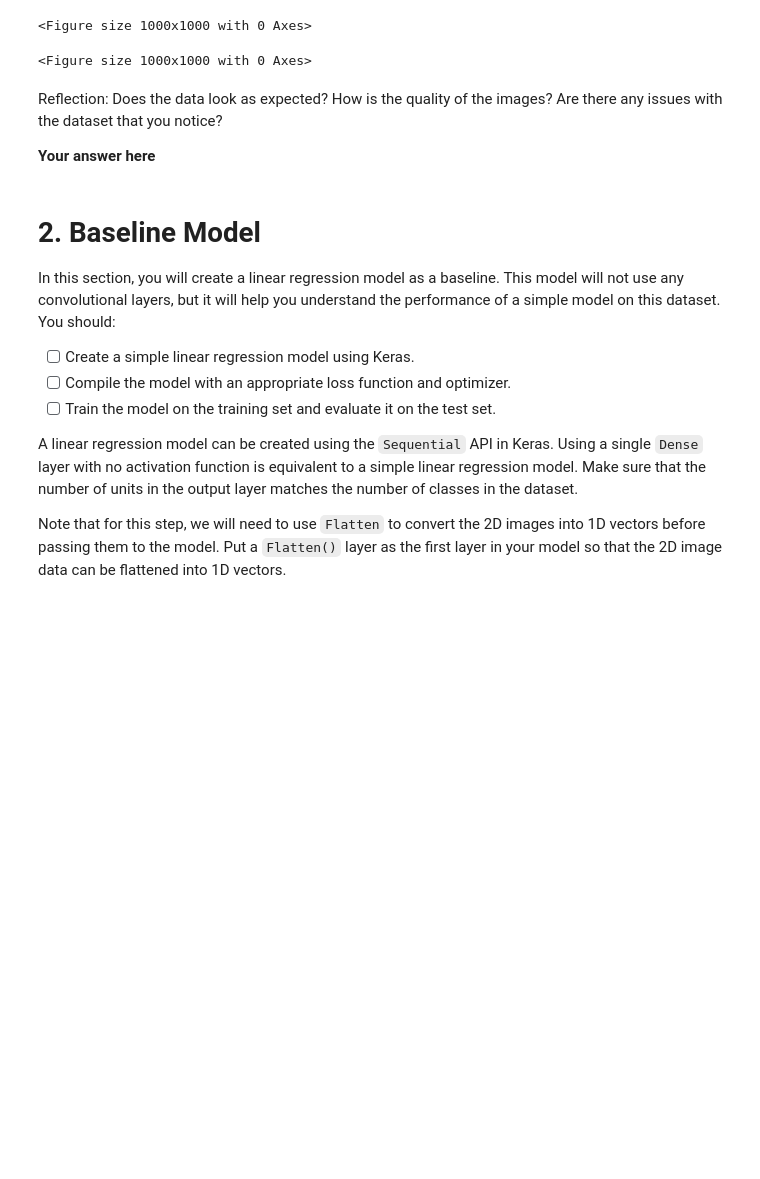
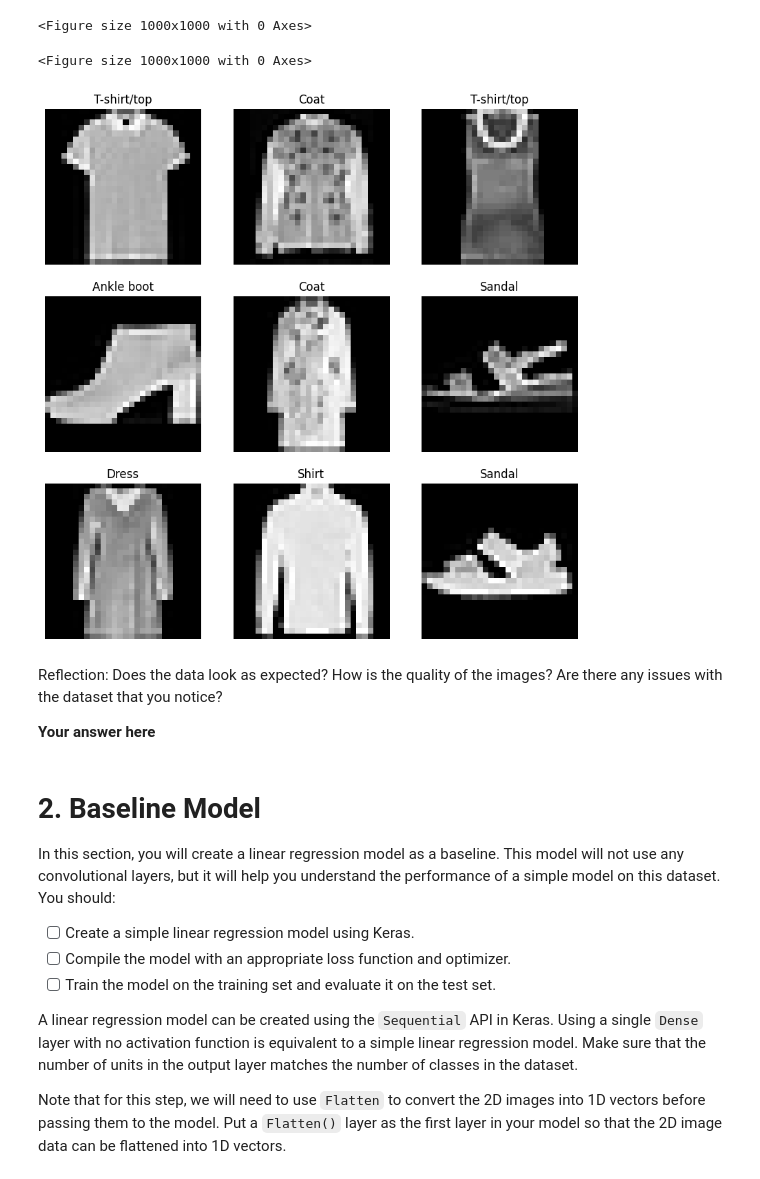
Before and after one commit to Jesse1919-hub/deep_learning, a Jupyter notebook: 02_activities/assignments/assignment_1.ipynb, the cells around one changed output. Cells and saved outputs as stored; diff of their text form; code cells hidden in the pictures; blank space fills up the shorter version.

```diff
--- a/02_activities/assignments/assignment_1.ipynb
+++ b/02_activities/assignments/assignment_1.ipynb
@@ -57,6 +57,18 @@ plt.figure(figsize=(10, 10))
 # %% [output]
 <Figure size 1000x1000 with 0 Axes>
 <Figure size 1000x1000 with 0 Axes>
+# %%
+random_indices = np.random.choice(len(X_train), 9, replace=False)
+
+fig,axes = plt.subplots(3, 3, figsize=(10, 10))
+
+for i, idx in enumerate(random_indices):
+    ax = axes[i//3, i%3]
+    ax.imshow(X_train[idx], cmap='gray')
+    ax.set_title(class_names[np.argmax(y_train[idx])])
+    ax.axis('off')
+# %% [output]
+[figure, added]
 # %% [markdown]
 Reflection: Does the data look as expected? How is the quality of the images? Are there any issues with the dataset that you notice?
 
```
Also changed, not shown: parts of 11 cells of this notebook.
